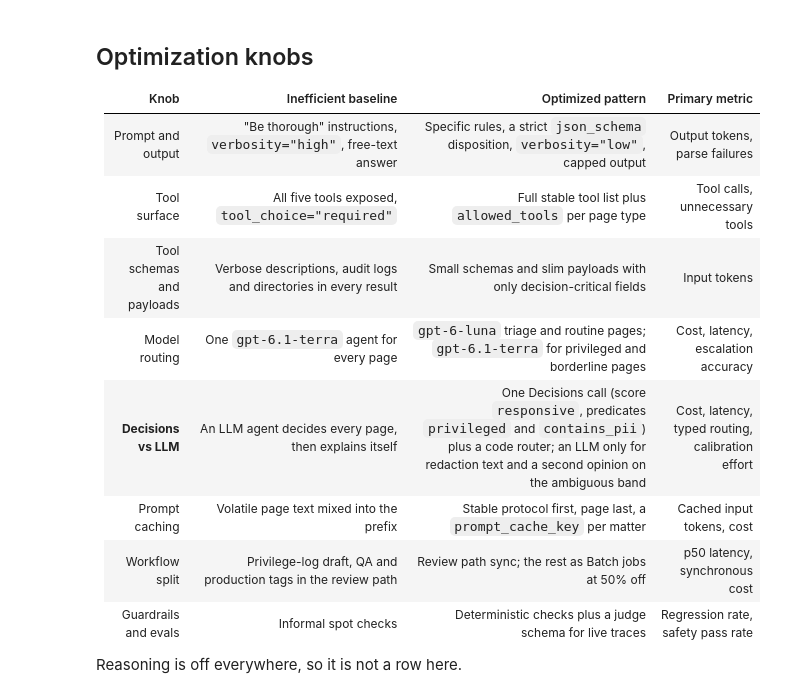
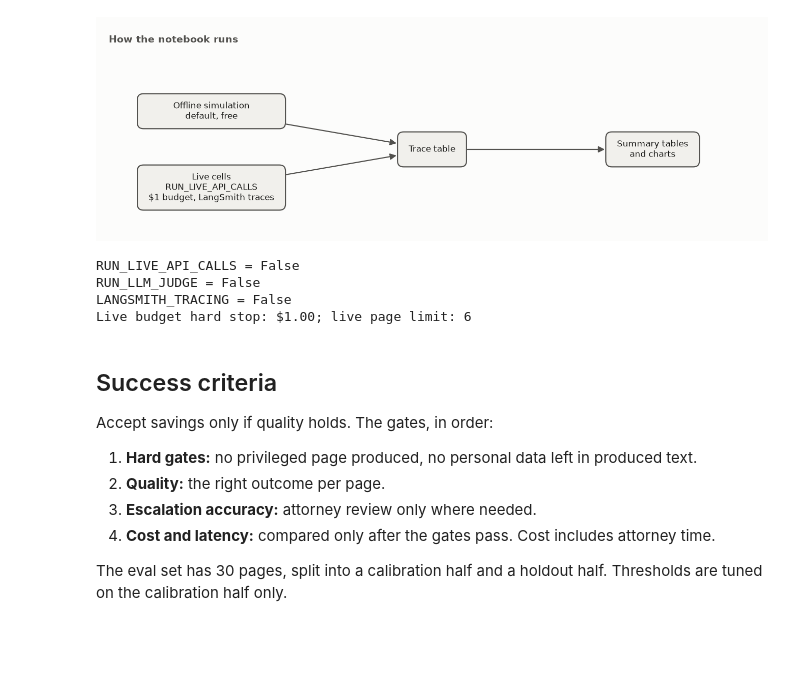
Before and after one commit to gduchidze-ship-it/datafest-agent-opt, a Jupyter notebook: notebooks/optimizing_document_review_agents_for_cost_and_quality.ipynb, the cells around one changed output. Saved outputs shown, nothing was run; the diff lists cells and outputs as text; code cells hidden in the pictures; blank space fills up the shorter version.

```diff
--- a/notebooks/optimizing_document_review_agents_for_cost_and_quality.ipynb
+++ b/notebooks/optimizing_document_review_agents_for_cost_and_quality.ipynb
@@ -144,16 +64,67 @@ The optional live cells produce the same trace schema from real API calls.
+# %%
+draw_diagram("notebook_modes")
+# %% [output]
+[figure, added]
+# %%
+%matplotlib inline
+import inspect
+import json
+import os
+from pathlib import Path
+
+import pandas as pd
+from dotenv import load_dotenv
+from IPython.display import Markdown, display
+from openai import AsyncOpenAI
+
+load_dotenv(override=False)
+
+
+def env_flag(name):
+    return os.environ.get(name, "false").lower() == "true"
+
+
+RUN_LIVE_API_CALLS = env_flag("RUN_LIVE_API_CALLS")
+RUN_LLM_JUDGE = env_flag("RUN_LLM_JUDGE")
+LANGSMITH_TRACING = env_flag("LANGSMITH_TRACING")
+if (RUN_LIVE_API_CALLS or RUN_LLM_JUDGE) and not os.environ.get("OPENAI_API_KEY"):
+    raise RuntimeError("Set OPENAI_API_KEY before enabling the live agent or judge.")
+if LANGSMITH_TRACING and not os.environ.get("LANGSMITH_API_KEY"):
+    raise RuntimeError("Set LANGSMITH_API_KEY before enabling LangSmith tracing.")
+os.environ["LANGSMITH_TRACING"] = str(LANGSMITH_TRACING).lower()
+os.environ["LANGCHAIN_TRACING_V2"] = str(LANGSMITH_TRACING).lower()
+os.environ.setdefault("LANGSMITH_PROJECT", "doc-review-opt")
+
+from doc_review_opt.config import get_settings
+from doc_review_opt.live_api import LIVE_PAGE_LIMIT, BudgetTracker
+
+LIVE = get_settings().live
+client = AsyncOpenAI(timeout=LIVE.timeout_s, max_retries=LIVE.max_retries) if RUN_LIVE_API_CALLS else None
+judge_client = AsyncOpenAI(timeout=LIVE.timeout_s, max_retries=LIVE.max_retries) if RUN_LLM_JUDGE else None
+budget = BudgetTracker()
+OUTPUT_DIR = Path(os.environ.get("DOC_REVIEW_OUTPUT_DIR", "../outputs"))
+
+pd.set_option("display.max_columns", 40)
+pd.set_option("display.width", 140)
+pd.set_option("display.max_colwidth", None)
+print("RUN_LIVE_API_CALLS =", RUN_LIVE_API_CALLS)
+print("RUN_LLM_JUDGE =", RUN_LLM_JUDGE)
+print("LANGSMITH_TRACING =", LANGSMITH_TRACING)
+print(f"Live budget hard stop: ${budget.limit_usd:.2f}; live page limit: {LIVE_PAGE_LIMIT}")
+# %% [output]
+RUN_LIVE_API_CALLS = False
+RUN_LLM_JUDGE = False
+LANGSMITH_TRACING = False
+Live budget hard stop: $1.00; live page limit: 6
 # %% [markdown]
-## Optimization knobs
+## Success criteria
 
-| Knob | Inefficient baseline | Optimized pattern | Primary metric |
-|---|---|---|---|
-| Prompt and output | "Be thorough" instructions, `verbosity="high"`, free-text answer | Specific rules, a strict `json_schema` disposition, `verbosity="low"`, capped output | Output tokens, parse failures |
-| Tool surface | All five tools exposed, `tool_choice="required"` | Full stable tool list plus `allowed_tools` per page type | Tool calls, unnecessary tools |
-| Tool schemas and payloads | Verbose descriptions, audit logs and directories in every result | Small schemas and slim payloads with only decision-critical fields | Input tokens |
-| Model routing | One `gpt-6.1-terra` agent for every page | `gpt-6-luna` triage and routine pages; `gpt-6.1-terra` for privileged and borderline pages | Cost, latency, escalation accuracy |
-| **Decisions vs LLM** | An LLM agent decides every page, then explains itself | One Decisions call (score `responsive`, predicates `privileged` and `contains_pii`) plus a code router; an LLM only for redaction text and a second opinion on the ambiguous band | Cost, latency, typed routing, calibration effort |
-| Prompt caching | Volatile page text mixed into the prefix | Stable protocol first, page last, a `prompt_cache_key` per matter | Cached input tokens, cost |
-| Workflow split | Privilege-log draft, QA and production tags in the review path | Review path sync; the rest as Batch jobs at 50% off | p50 latency, synchronous cost |
-| Guardrails and evals | Informal spot checks | Deterministic checks plus a judge schema for live traces | Regression rate, safety pass rate |
+Accept savings only if quality holds. The gates, in order:
 
-Reasoning is off everywhere, so it is not a row here.
+1. **Hard gates:** no privileged page produced, no personal data left in produced text.
+2. **Quality:** the right outcome per page.
+3. **Escalation accuracy:** attorney review only where needed.
+4. **Cost and latency:** compared only after the gates pass. Cost includes attorney time.
+
+The eval set has 30 pages, split into a calibration half and a holdout half. Thresholds are tuned on the calibration half only.
 # %% [markdown]
```
Also changed, not shown: parts of 261 cells of this notebook, 11 other files.
